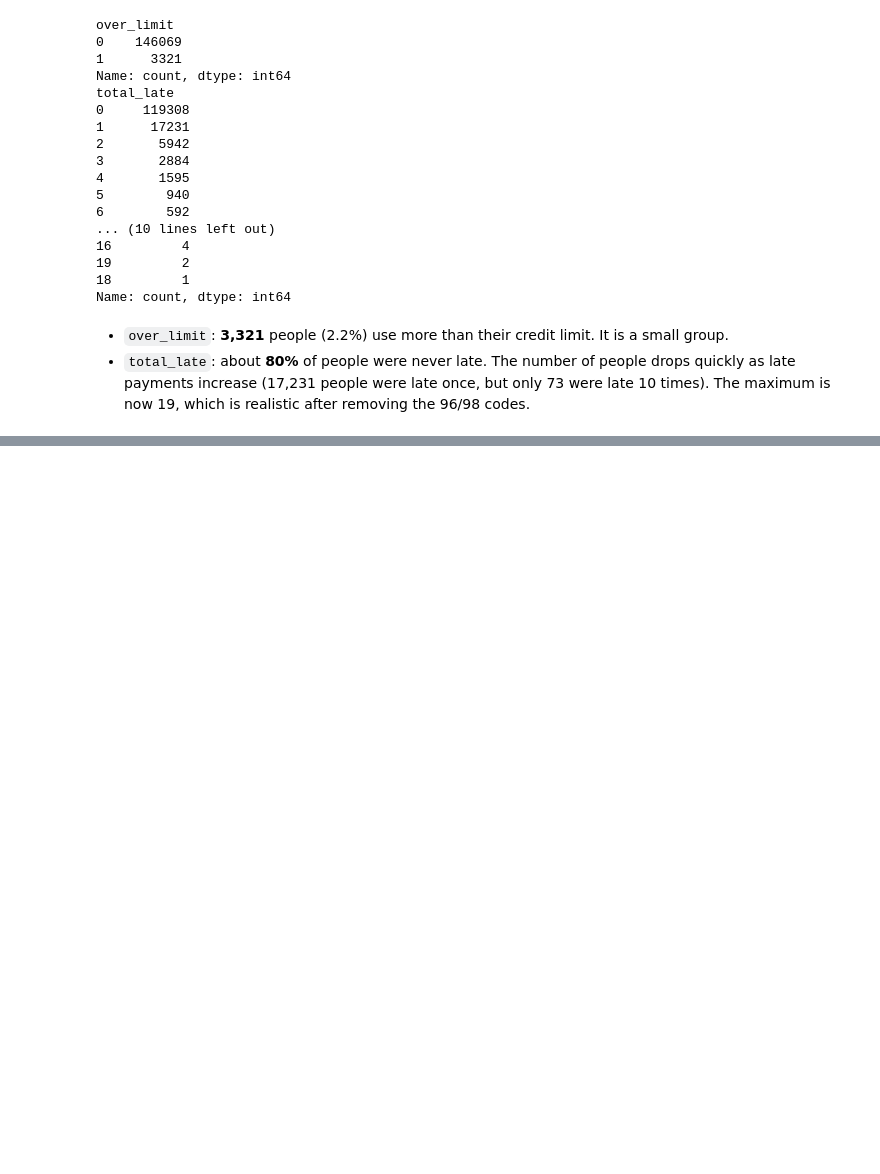
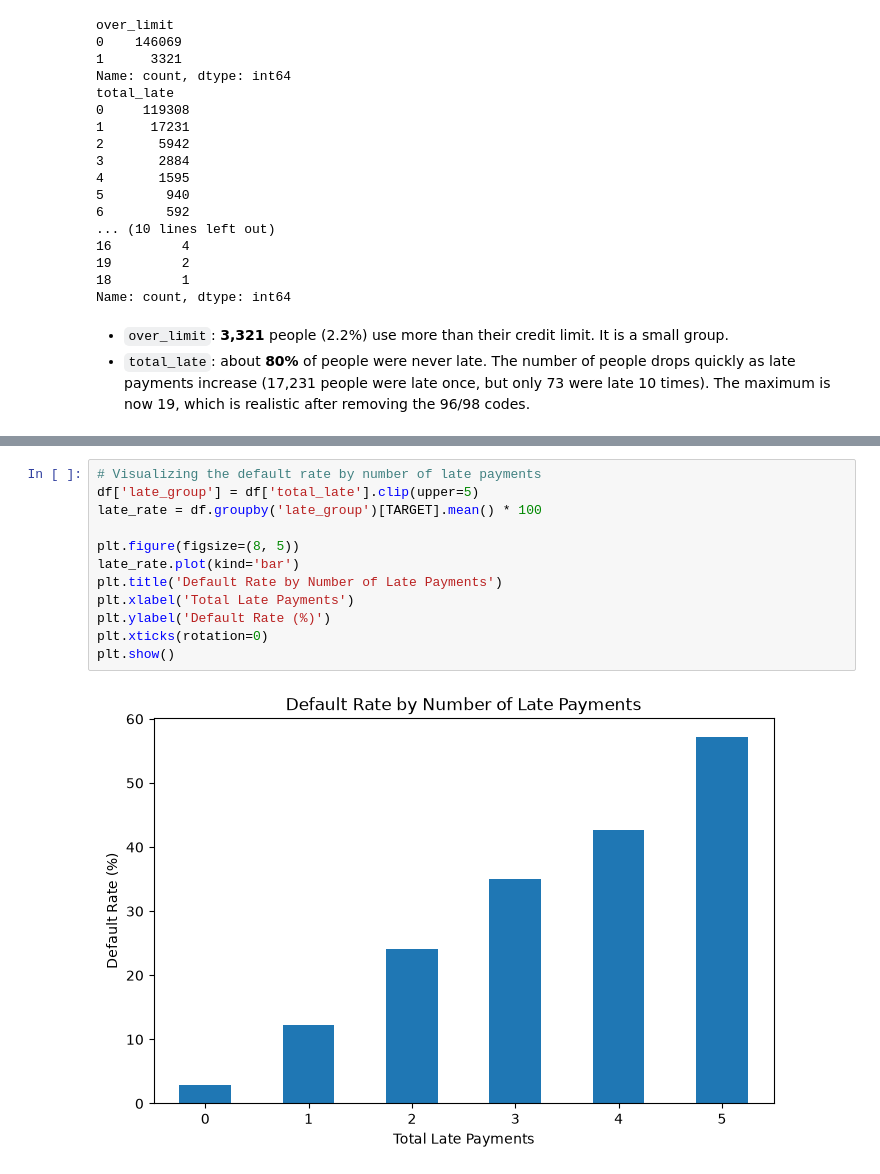
Before and after one commit to mrpaul-10/CodeAlpha_CreditScoringModel, a Jupyter notebook: notebook/Credit_Scoring_Notebook.ipynb, the cells around one changed output, grey strips where cells are left out. Saved outputs shown, nothing was run; the diff lists cells and outputs as text; blank space fills up the shorter version.

```diff
--- a/notebook/Credit_Scoring_Notebook.ipynb
+++ b/notebook/Credit_Scoring_Notebook.ipynb
@@ -310,0 +347,14 @@ Name: count, dtype: int64
+# %%
+# Visualizing the default rate by number of late payments
+df['late_group'] = df['total_late'].clip(upper=5)
+late_rate = df.groupby('late_group')[TARGET].mean() * 100
+
+plt.figure(figsize=(8, 5))
+late_rate.plot(kind='bar')
+plt.title('Default Rate by Number of Late Payments')
+plt.xlabel('Total Late Payments')
+plt.ylabel('Default Rate (%)')
+plt.xticks(rotation=0)
+plt.show()
+# %% [output]
+[figure, added]
```
Also changed, not shown: parts of 10 cells of this notebook.
